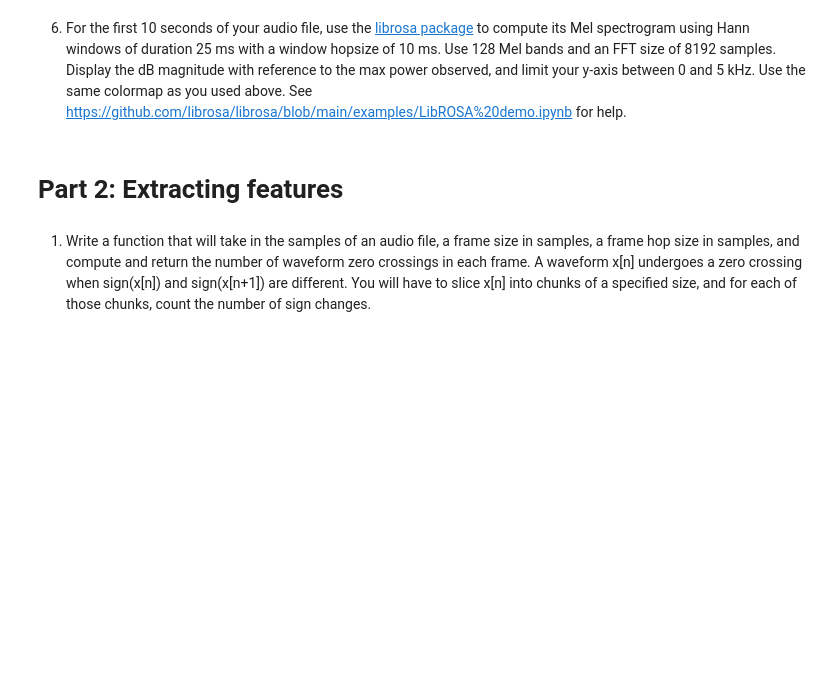
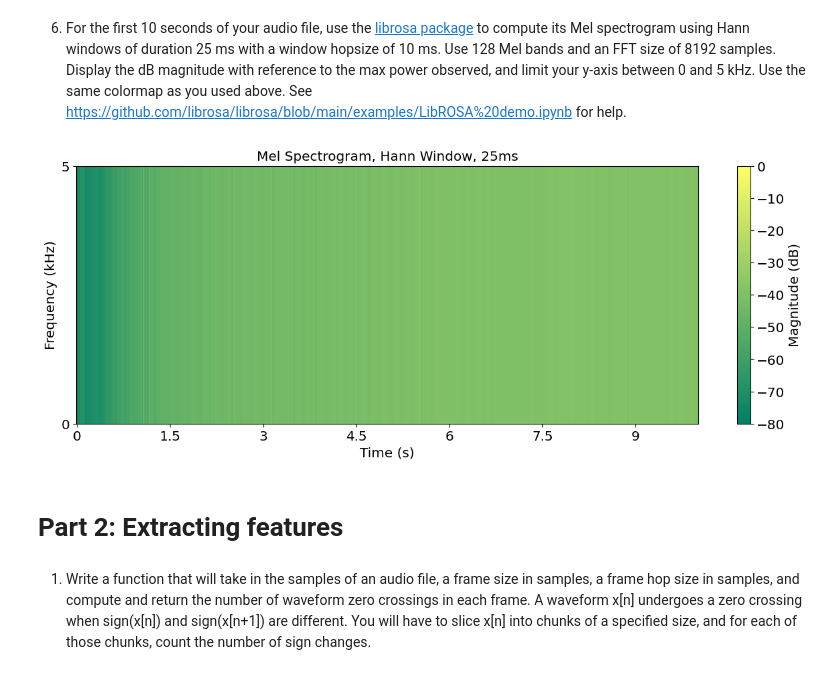
Before and after one commit to Kikaze-K/DT2470-Music-Informatics, a Jupyter notebook: labs/lab1/DT2470_lab01.ipynb, the cells around one changed output. Cells and saved outputs as stored; diff of their text form; code cells hidden in the pictures; blank space fills up the shorter version.

```diff
--- a/labs/lab1/DT2470_lab01.ipynb
+++ b/labs/lab1/DT2470_lab01.ipynb
@@ -112,3 +175,39 @@ import librosa.display
+# %%
+import librosa
+import librosa.display
+
+# add your code below
+
+libaudio, samplerate_mel = librosa.load("07074130.wav", duration=10.0)
+libmel = librosa.feature.melspectrogram(
+    y=libaudio,
+    sr=samplerate_mel,
+    n_fft=8192,
+    hop_length=hop10,
+    n_mels=128,
+    win_length=window25,
+    window='hann')
+db_mel = librosa.power_to_db(libmel, ref=np.max)
+
+plt.figure()
+librosa.display.specshow(
+    db_mel,
+    sr=samplerate_mel,
+    hop_length=hop10,
+    x_axis='time',
+    y_axis='mel',
+    cmap='summer',
+    vmin=db_mel.min(),
+    vmax=0)
+plt.title('Mel Spectrogram, Hann Window, 25ms')
+plt.xlabel('Time (s)')
+plt.ylabel('Frequency (kHz)')
+plt.colorbar(label='Magnitude (dB)')
+plt.ylim(0, 5)
+
+plt.show()
+# %% [output]
+[figure, added]
 # %% [markdown]
 # Part 2: Extracting features
 # %% [markdown]
```
Also changed, not shown: parts of 5 cells of this notebook.
